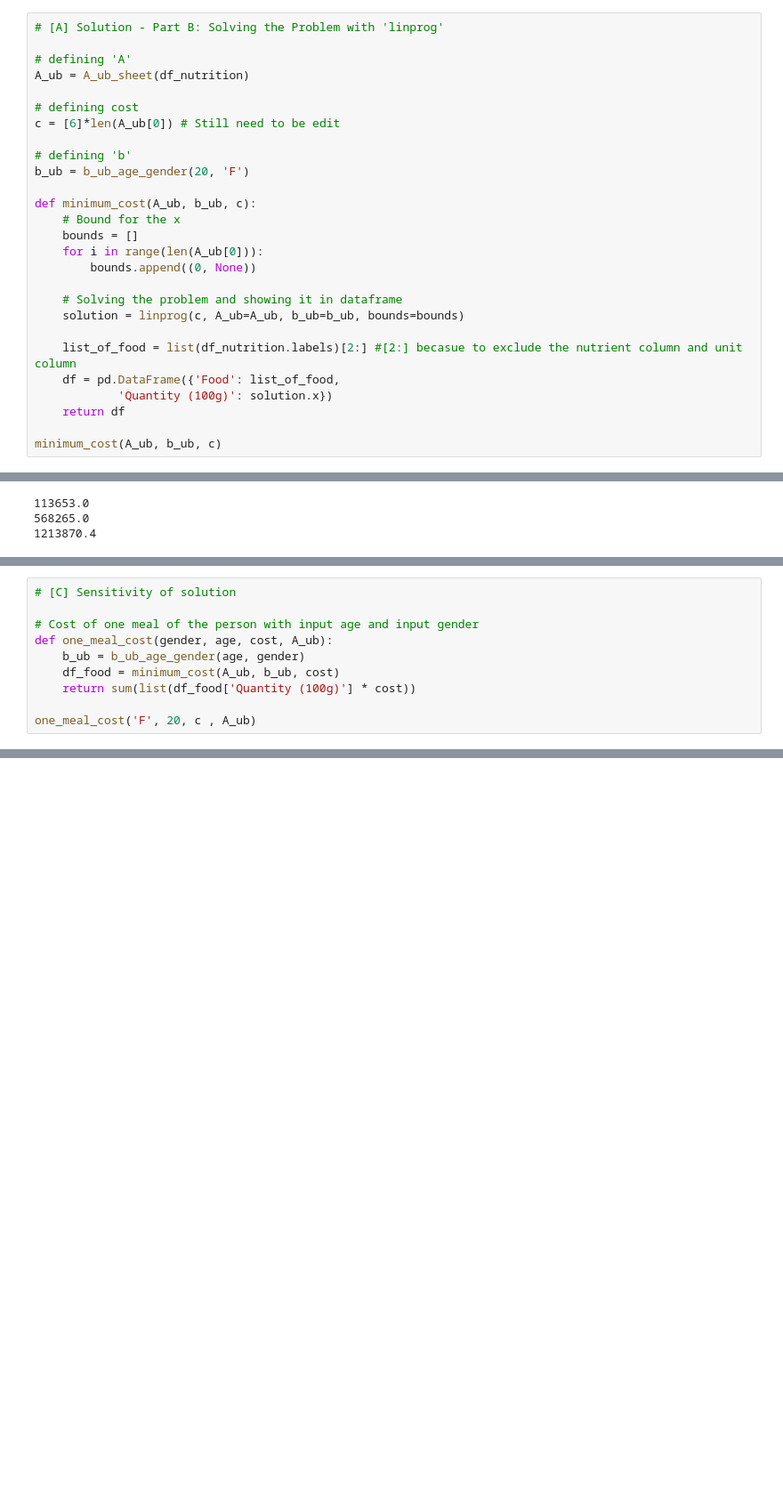
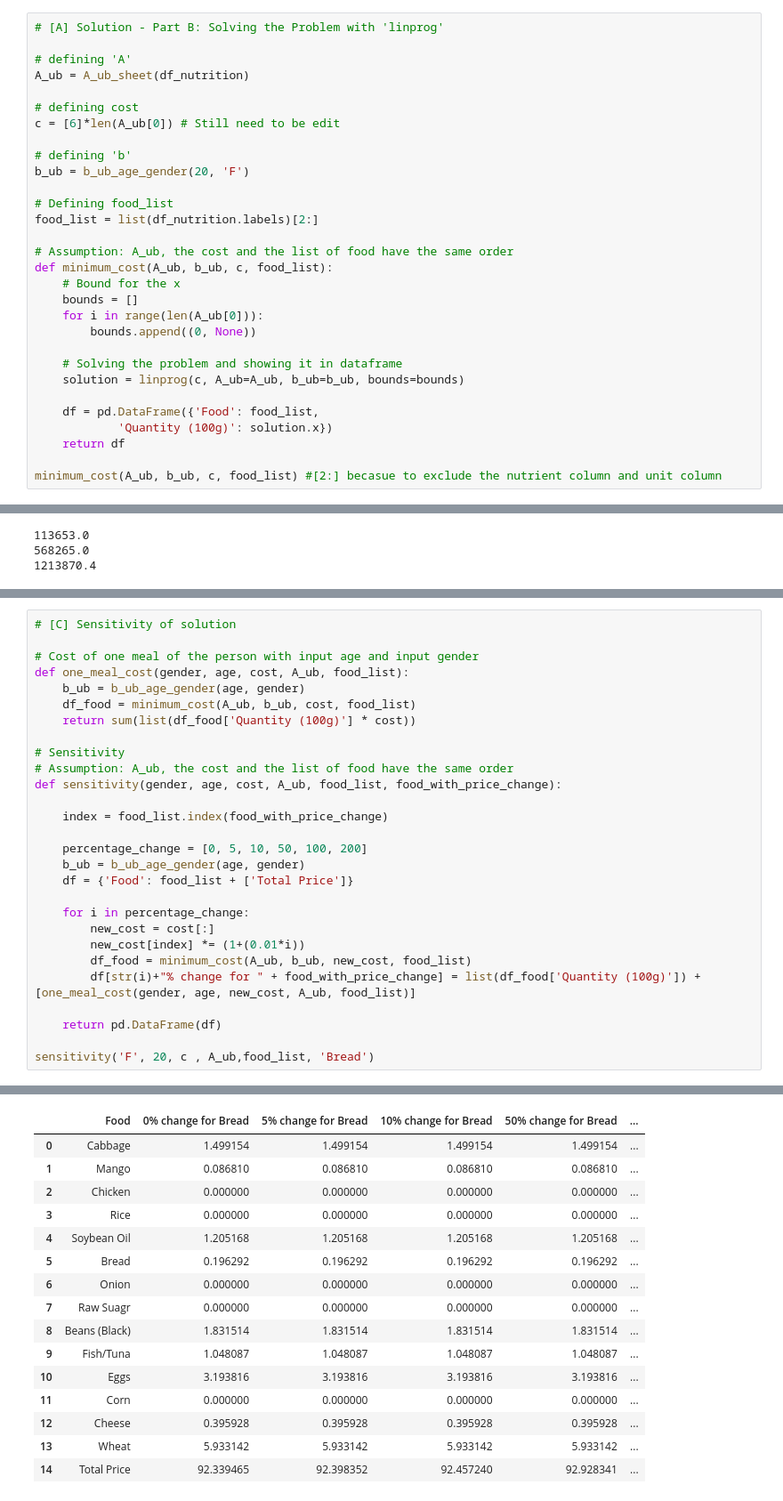
Before and after one commit to leannabaltonado/Harriette-Chick, a Jupyter notebook: P2 - func1.ipynb, the cells around one changed output, grey strips where cells are left out. Shown at 89% size. Drawn from its saved outputs; the diff is of its cells as text; blank space fills up the shorter version.

```diff
--- a/P2 - func1.ipynb
+++ b/P2 - func1.ipynb
@@ -191,7 +191,11 @@ c = [6]*len(A_ub[0]) # Still need to be edit
 # defining 'b'
 b_ub = b_ub_age_gender(20, 'F')
 
-def minimum_cost(A_ub, b_ub, c):
+# Defining food_list
+food_list = list(df_nutrition.labels)[2:]
+
+# Assumption: A_ub, the cost and the list of food have the same order
+def minimum_cost(A_ub, b_ub, c, food_list):
     # Bound for the x
     bounds = []
     for i in range(len(A_ub[0])):
@@ -200,12 +204,11 @@ def minimum_cost(A_ub, b_ub, c):
     # Solving the problem and showing it in dataframe
     solution = linprog(c, A_ub=A_ub, b_ub=b_ub, bounds=bounds)
 
-    list_of_food = list(df_nutrition.labels)[2:] #[2:] becasue to exclude the nutrient column and unit column
-    df = pd.DataFrame({'Food': list_of_food,
+    df = pd.DataFrame({'Food': food_list,
             'Quantity (100g)': solution.x})
     return df
 
-minimum_cost(A_ub, b_ub, c)
+minimum_cost(A_ub, b_ub, c, food_list) #[2:] becasue to exclude the nutrient column and unit column
 # %% [output]
 |  | Food | Quantity (100g) |
 | 0 | Cabbage | 1.499154 |
@@ -342,10 +345,28 @@ total_cost_whole_country(2024, 'HTI', c, A_ub)
 # [C] Sensitivity of solution
 
 # Cost of one meal of the person with input age and input gender
-def one_meal_cost(gender, age, cost, A_ub):
+def one_meal_cost(gender, age, cost, A_ub, food_list):
     b_ub = b_ub_age_gender(age, gender)
-    df_food = minimum_cost(A_ub, b_ub, cost)
+    df_food = minimum_cost(A_ub, b_ub, cost, food_list)
     return sum(list(df_food['Quantity (100g)'] * cost))
 
-one_meal_cost('F', 20, c , A_ub)
+# Sensitivity
+# Assumption: A_ub, the cost and the list of food have the same order
+def sensitivity(gender, age, cost, A_ub, food_list, food_with_price_change):
+
+    index = food_list.index(food_with_price_change)
+
+    percentage_change = [0, 5, 10, 50, 100, 200]
+    b_ub = b_ub_age_gender(age, gender)
+    df = {'Food': food_list + ['Total Price']}
+
+    for i in percentage_change:
+        new_cost = cost[:]
+        new_cost[index] *= (1+(0.01*i))
+        df_food = minimum_cost(A_ub, b_ub, new_cost, food_list)
+        df[str(i)+"% change for " + food_with_price_change] = list(df_food['Quantity (100g)']) + [one_meal_cost(gender, age, new_cost, A_ub, food_list)]
+
+    return pd.DataFrame(df)
+
+sensitivity('F', 20, c , A_ub,food_list, 'Bread')
 # %% [output]
@@ -352,0 +373,16 @@ one_meal_cost('F', 20, c , A_ub)
+|  | Food | 0% change for Bread | 5% change for Bread | 10% change for Bread | 50% change for Bread | ... |
+| 0 | Cabbage | 1.499154 | 1.499154 | 1.499154 | 1.499154 | ... |
+| 1 | Mango | 0.086810 | 0.086810 | 0.086810 | 0.086810 | ... |
+| 2 | Chicken | 0.000000 | 0.000000 | 0.000000 | 0.000000 | ... |
+| 3 | Rice | 0.000000 | 0.000000 | 0.000000 | 0.000000 | ... |
+| 4 | Soybean Oil | 1.205168 | 1.205168 | 1.205168 | 1.205168 | ... |
+| 5 | Bread | 0.196292 | 0.196292 | 0.196292 | 0.196292 | ... |
+| 6 | Onion | 0.000000 | 0.000000 | 0.000000 | 0.000000 | ... |
+| 7 | Raw Suagr | 0.000000 | 0.000000 | 0.000000 | 0.000000 | ... |
+| 8 | Beans (Black) | 1.831514 | 1.831514 | 1.831514 | 1.831514 | ... |
+| 9 | Fish/Tuna | 1.048087 | 1.048087 | 1.048087 | 1.048087 | ... |
+| 10 | Eggs | 3.193816 | 3.193816 | 3.193816 | 3.193816 | ... |
+| 11 | Corn | 0.000000 | 0.000000 | 0.000000 | 0.000000 | ... |
+| 12 | Cheese | 0.395928 | 0.395928 | 0.395928 | 0.395928 | ... |
+| 13 | Wheat | 5.933142 | 5.933142 | 5.933142 | 5.933142 | ... |
+| 14 | Total Price | 92.339465 | 92.398352 | 92.457240 | 92.928341 | ... |
```
Also changed, not shown: parts of 2 cells of this notebook.
